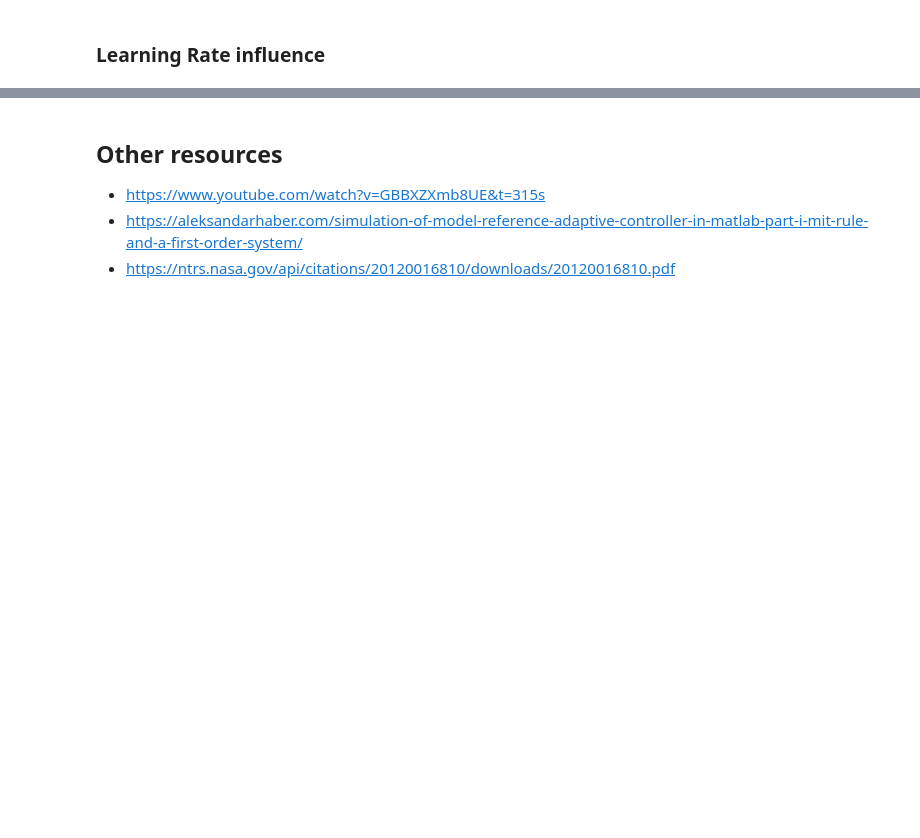
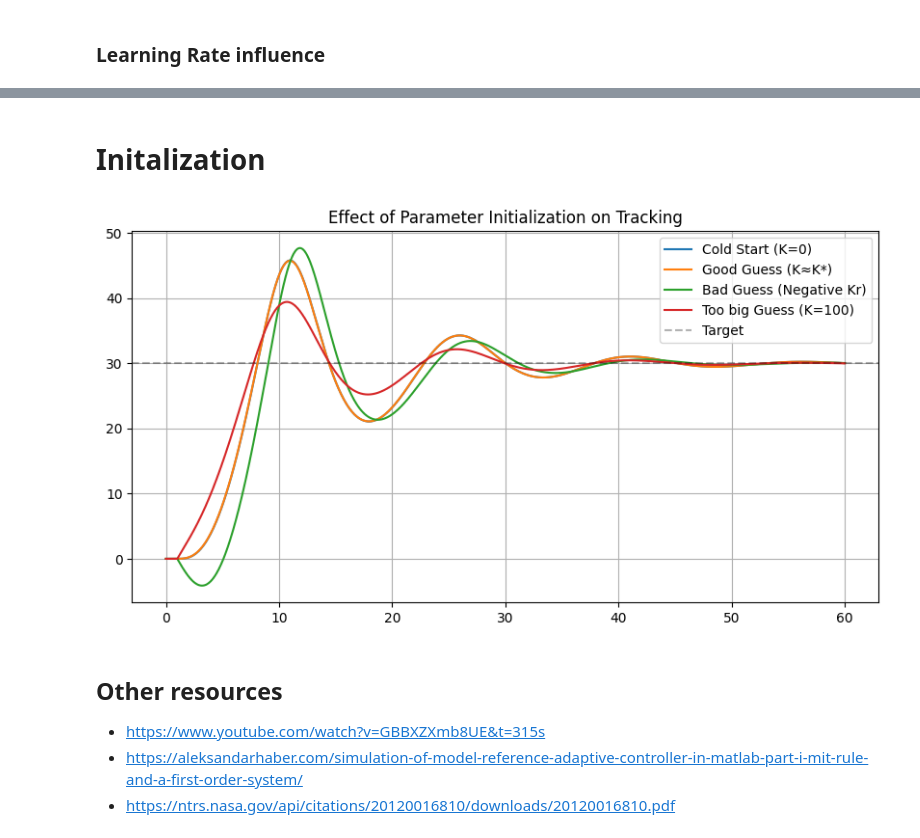
Before and after one commit to Mrjarkos/MRAC_Tutorial, a Jupyter notebook: 01_Introduction_to_MRAC.ipynb, the cells around one changed output, grey strips where cells are left out. Drawn from its saved outputs; the diff is of its cells as text; code cells hidden in the pictures; blank space fills up the shorter version.

```diff
--- a/01_Introduction_to_MRAC.ipynb
+++ b/01_Introduction_to_MRAC.ipynb
@@ -453,3 +519,52 @@ plt.show()
+# %% [markdown]
+# Initalization
+# %%
+
+def simulate_init_effect(init_Kr, init_Kx, label):
+    dt, T = 0.01, 60
+    time = np.arange(0, T, dt)
+
+    a_m, b_m = -0.5, 0.5
+    m, b_p = 1000.0, 50.0
+    gamma = 0.1
+
+    v, v_m = 0.0, 0.0
+    Kr, Kx = init_Kr, init_Kx
+    v_hist, kr_hist = [], []
+
+    for t in time:
+        r = 30.0 if t > 1.0 else 0.0
+        u = Kr * r - Kx * v
+        dv_dt = -(b_p/m) * v + (1/m) * u
+        v += dv_dt * dt
+        v_m += (a_m * v_m + b_m * r) * dt
+
+        error = v - v_m
+        Kr += (-gamma * error * r) * dt
+        Kx += (gamma * error * v) * dt
+        v_hist.append(v)
+        kr_hist.append(Kr)
+
+    return time, v_hist, kr_hist
+
+# Scenarios
+plt.figure(figsize=(10, 5))
+t, v_cold, _ = simulate_init_effect(0.0, 0.0, "Cold Start")
+t, v_good, _ = simulate_init_effect(1.0, 0.4, "Good Guess") # Close to optimal
+t, v_wrong, _ = simulate_init_effect(-100.0, -20.0, "Wrong Guess")
+t, v_big, _ = simulate_init_effect(100.0, 100.0, "Too big Guess")
+
+plt.plot(t, v_cold, label="Cold Start (K=0)")
+plt.plot(t, v_good, label="Good Guess (K≈K*)")
+plt.plot(t, v_wrong, label="Bad Guess (Negative Kr)")
+plt.plot(t, v_big, label="Too big Guess (K=100)")
+plt.axhline(y=30, color='k', linestyle='--', alpha=0.3, label="Target")
+plt.title("Effect of Parameter Initialization on Tracking")
+plt.legend()
+plt.grid()
+plt.show()
+# %% [output]
+[figure, added]
 # %% [markdown]
 ## Other resources
 * https://www.youtube.com/watch?v=GBBXZXmb8UE&t=315s
```
Also changed, not shown: parts of 3 cells of this notebook.
